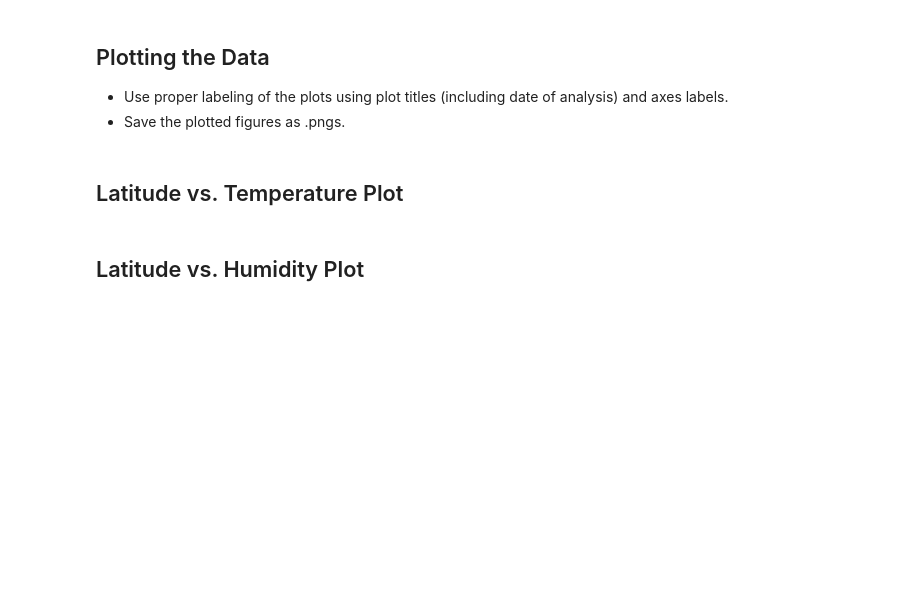
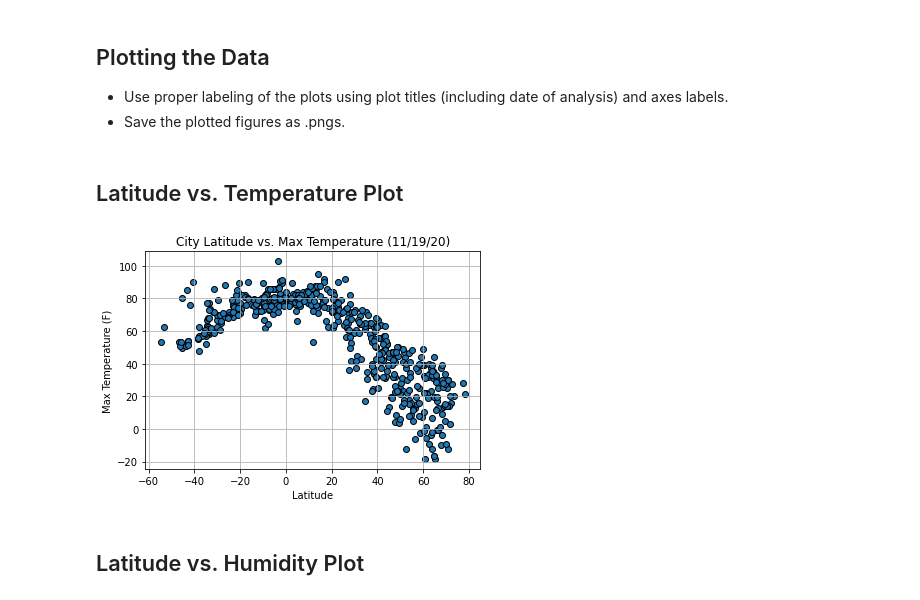
Before and after one commit to jacance/python-api-challenge, a Jupyter notebook: WeatherPy/WeatherPy.ipynb, the cells around one changed output. Saved outputs shown, nothing was run; the diff lists cells and outputs as text; code cells hidden in the pictures; blank space fills up the shorter version.

Commit message:
weatherpy linear regression plots solved, last plot in progress

```diff
--- a/WeatherPy/WeatherPy.ipynb
+++ b/WeatherPy/WeatherPy.ipynb
@@ -120,7 +121,7 @@ set_count = 1
 
 
 url = "http://api.openweathermap.org/data/2.5/weather?"
-query_url = f"{url}&appid={weather_api_key}&q="
+query_url = f"{url}&units=imperial&appid={weather_api_key}&q="
 response = requests.get(url).json()
 
 # Get City, Lat, Lng, Max, Temp, Humidity, Cloudiness, Wind Speed, Country, Date
@@ -193,5 +216,14 @@ Skip this step if there are no cities that have humidity > 100%.
 * Save the plotted figures as .pngs.
 # %% [markdown]
 ## Latitude vs. Temperature Plot
+# %%
+plt.scatter(lat, temp_max, edgecolors="black", )
+plt.xlabel("Latitude")
+plt.ylabel("Max Temperature (F)")
+plt.title("City Latitude vs. Max Temperature (11/19/20)")
+plt.grid()
+plt.show()
+# %% [output]
+[figure, added]
 # %% [markdown]
 ## Latitude vs. Humidity Plot
```
Also changed, not shown: parts of 19 cells of this notebook, 2 other files.
